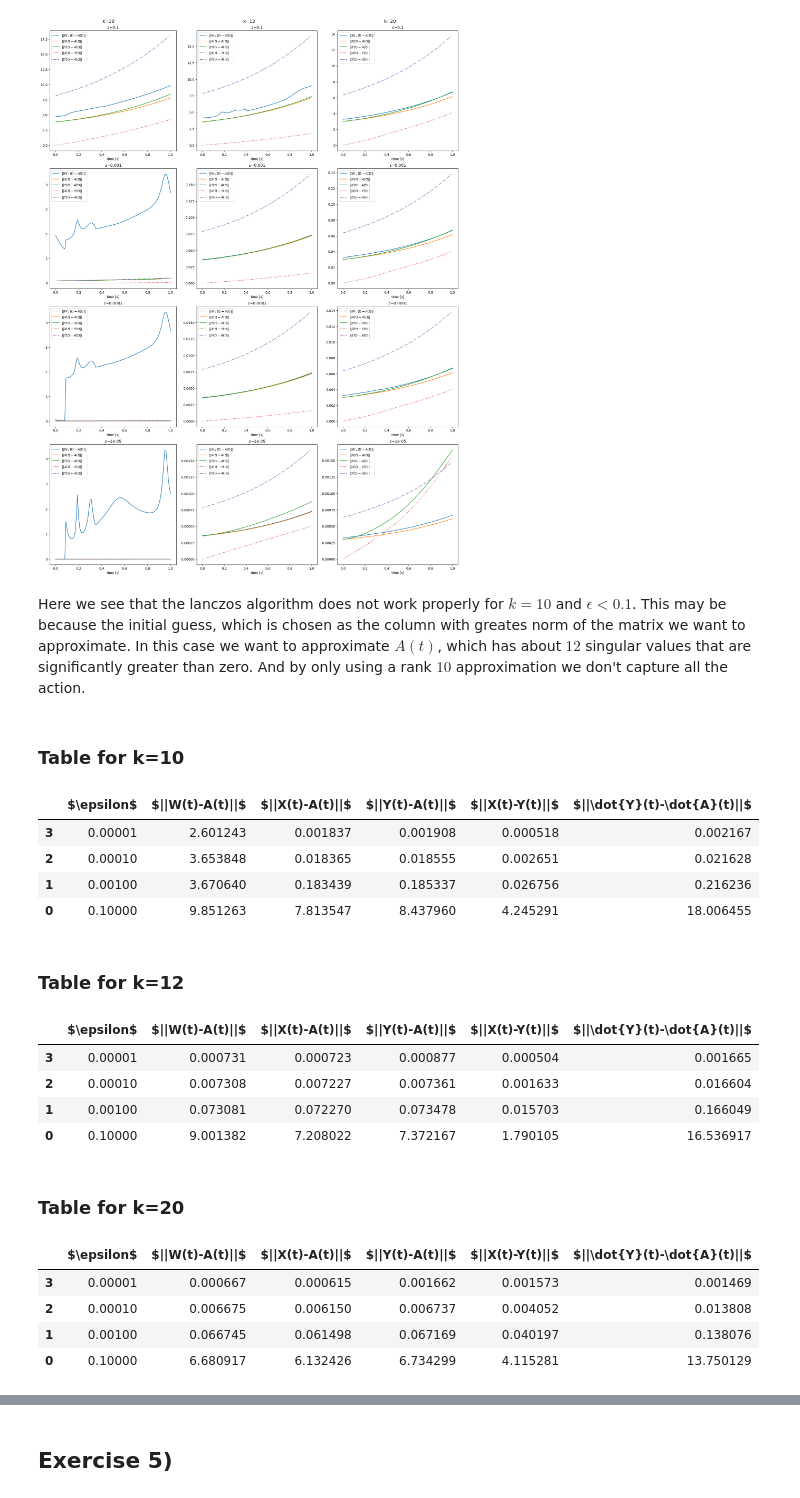
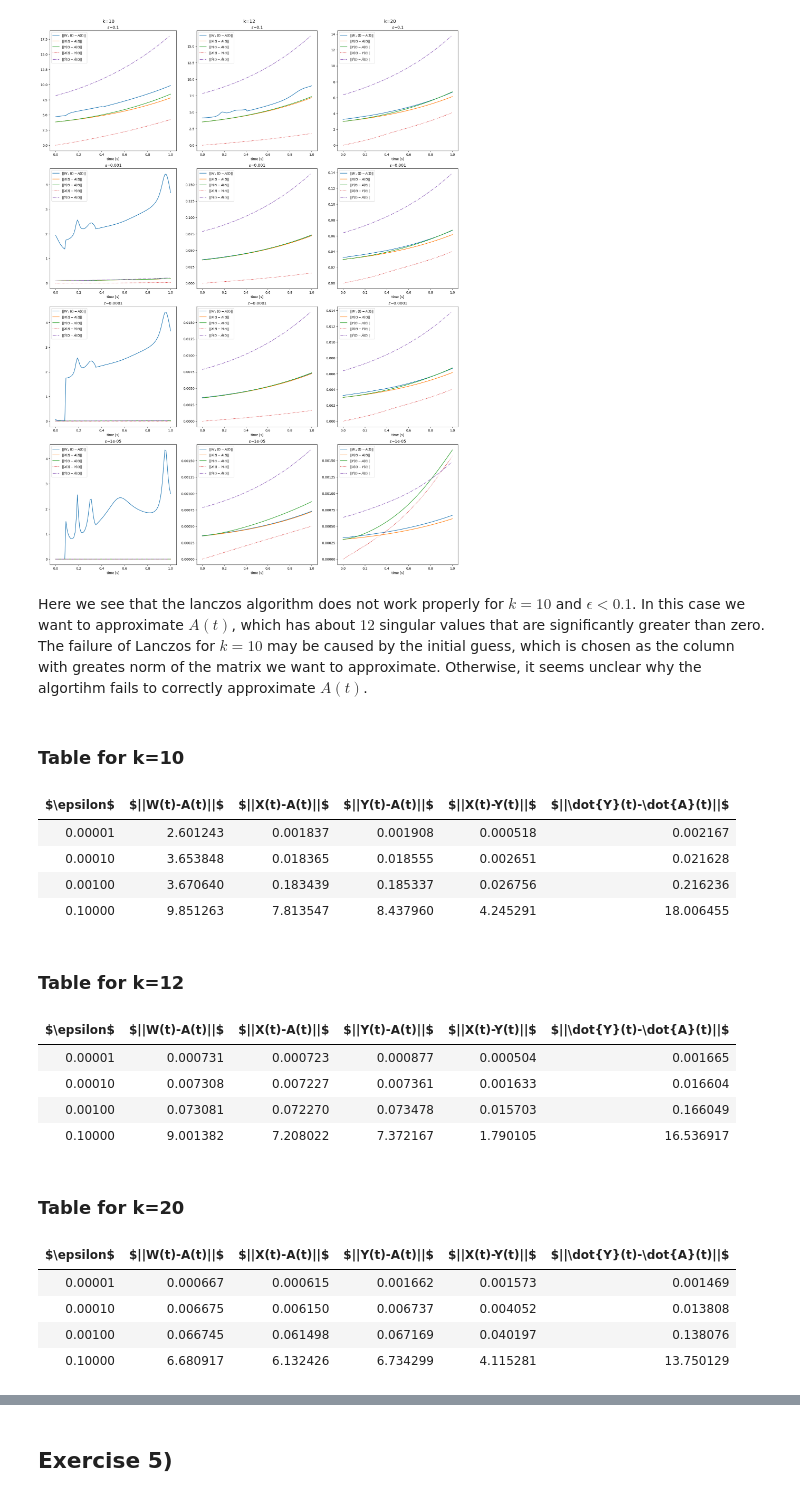
Before and after one commit to KristianHolme/NumLinAlg-project-2, a Jupyter notebook: Project2.ipynb, the cells around one changed output, grey strips where cells are left out. Drawn from its saved outputs; the diff is of its cells as text; code cells hidden in the pictures.

```diff
--- a/Project2.ipynb
+++ b/Project2.ipynb
@@ -149,7 +152,7 @@ ks = [10, 12, 20]
 TOL = 1e-2
 resultsByKByEps = {}
 for k in ks:
-    resultsByKByEps[k] = GetTimeIntegrationResults(epss=epss, k=k, verbose=0,
+    resultsByKByEps[k] = GetResults(epss=epss, k=k, verbose=0,
                             TOL=TOL)
 # %%
 ksToPlot = len(ks)
@@ -158,29 +161,29 @@ plotErrors(resultsByKByEps, ks, epss, ksToPlot, epssToPlot, res=6)
 # %% [output]
 [figure]
 # %% [markdown]
-Here we see that the lanczos algorithm does not work properly for $k=10$ and $\epsilon < 0.1$. This may be because the initial guess, which is chosen as the column with greates norm of the matrix we want to approximate. In this case we want to approximate $A(t)$, which has about $12$ singular values that are significantly greater than zero. And by only using a rank $10$ approximation we don't capture all the action.
+Here we see that the lanczos algorithm does not work properly for $k=10$ and $\epsilon < 0.1$. In this case we want to approximate $A(t)$, which has about $12$ singular values that are significantly greater than zero. The failure of Lanczos for $k=10$ may be caused by the initial guess, which is chosen as the column with greates norm of the matrix we want to approximate. Otherwise, it seems unclear why the algortihm fails to correctly approximate $A(t)$.
 # %%
 tables = makeTables(resultsByKByEps)
 # Loop through the tables dictionary to display each table with a title
 for k, df_k in tables.items():
     display(HTML(f"<h3>Table for k={k}</h3>"))
-    display(df_k)
+    display(HTML(df_k.to_html(index=False)))
 # %% [output]
 Table for k=10
-|  | $\epsilon$ | $||W(t)-A(t)||$ | $||X(t)-A(t)||$ | $||Y(t)-A(t)||$ | $||X(t)-Y(t)||$ | $||\dot{Y}(t)-\dot{A}(t)||$ |
-| 3 | 0.00001 | 2.601243 | 0.001837 | 0.001908 | 0.000518 | 0.002167 |
-| 2 | 0.00010 | 3.653848 | 0.018365 | 0.018555 | 0.002651 | 0.021628 |
-| 1 | 0.00100 | 3.670640 | 0.183439 | 0.185337 | 0.026756 | 0.216236 |
-| 0 | 0.10000 | 9.851263 | 7.813547 | 8.437960 | 4.245291 | 18.006455 |
+| $\epsilon$ | $||W(t)-A(t)||$ | $||X(t)-A(t)||$ | $||Y(t)-A(t)||$ | $||X(t)-Y(t)||$ | $||\dot{Y}(t)-\dot{A}(t)||$ |
+| 0.00001 | 2.601243 | 0.001837 | 0.001908 | 0.000518 | 0.002167 |
+| 0.00010 | 3.653848 | 0.018365 | 0.018555 | 0.002651 | 0.021628 |
+| 0.00100 | 3.670640 | 0.183439 | 0.185337 | 0.026756 | 0.216236 |
+| 0.10000 | 9.851263 | 7.813547 | 8.437960 | 4.245291 | 18.006455 |
 Table for k=12
-|  | $\epsilon$ | $||W(t)-A(t)||$ | $||X(t)-A(t)||$ | $||Y(t)-A(t)||$ | $||X(t)-Y(t)||$ | $||\dot{Y}(t)-\dot{A}(t)||$ |
-| 3 | 0.00001 | 0.000731 | 0.000723 | 0.000877 | 0.000504 | 0.001665 |
-| 2 | 0.00010 | 0.007308 | 0.007227 | 0.007361 | 0.001633 | 0.016604 |
-| 1 | 0.00100 | 0.073081 | 0.072270 | 0.073478 | 0.015703 | 0.166049 |
-| 0 | 0.10000 | 9.001382 | 7.208022 | 7.372167 | 1.790105 | 16.536917 |
+| $\epsilon$ | $||W(t)-A(t)||$ | $||X(t)-A(t)||$ | $||Y(t)-A(t)||$ | $||X(t)-Y(t)||$ | $||\dot{Y}(t)-\dot{A}(t)||$ |
+| 0.00001 | 0.000731 | 0.000723 | 0.000877 | 0.000504 | 0.001665 |
+| 0.00010 | 0.007308 | 0.007227 | 0.007361 | 0.001633 | 0.016604 |
+| 0.00100 | 0.073081 | 0.072270 | 0.073478 | 0.015703 | 0.166049 |
+| 0.10000 | 9.001382 | 7.208022 | 7.372167 | 1.790105 | 16.536917 |
 Table for k=20
-|  | $\epsilon$ | $||W(t)-A(t)||$ | $||X(t)-A(t)||$ | $||Y(t)-A(t)||$ | $||X(t)-Y(t)||$ | $||\dot{Y}(t)-\dot{A}(t)||$ |
-| 3 | 0.00001 | 0.000667 | 0.000615 | 0.001662 | 0.001573 | 0.001469 |
-| 2 | 0.00010 | 0.006675 | 0.006150 | 0.006737 | 0.004052 | 0.013808 |
-| 1 | 0.00100 | 0.066745 | 0.061498 | 0.067169 | 0.040197 | 0.138076 |
-| 0 | 0.10000 | 6.680917 | 6.132426 | 6.734299 | 4.115281 | 13.750129 |
+| $\epsilon$ | $||W(t)-A(t)||$ | $||X(t)-A(t)||$ | $||Y(t)-A(t)||$ | $||X(t)-Y(t)||$ | $||\dot{Y}(t)-\dot{A}(t)||$ |
+| 0.00001 | 0.000667 | 0.000615 | 0.001662 | 0.001573 | 0.001469 |
+| 0.00010 | 0.006675 | 0.006150 | 0.006737 | 0.004052 | 0.013808 |
+| 0.00100 | 0.066745 | 0.061498 | 0.067169 | 0.040197 | 0.138076 |
+| 0.10000 | 6.680917 | 6.132426 | 6.734299 | 4.115281 | 13.750129 |
```
Also changed, not shown: parts of 21 cells of this notebook, 7 other files.
